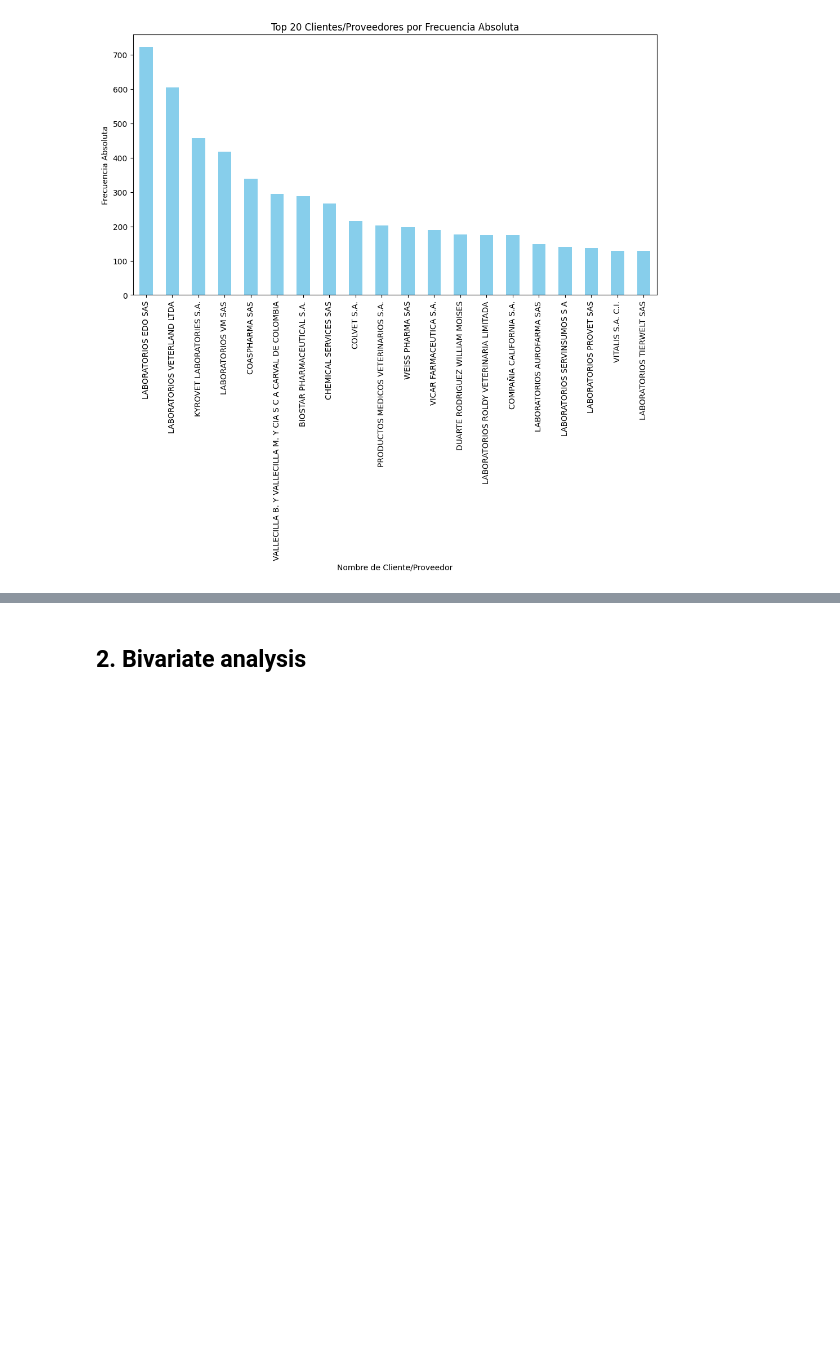
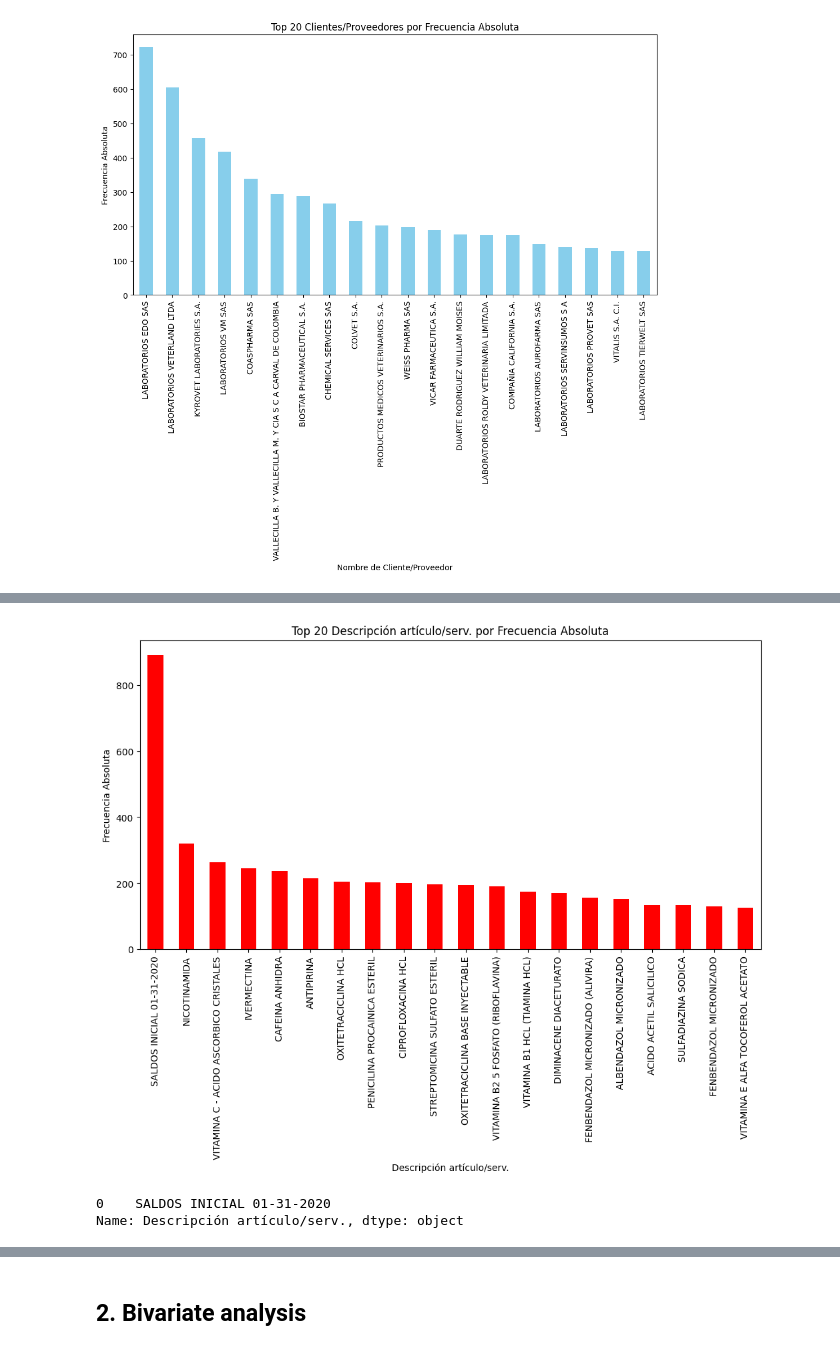
Before and after one commit to ingoscargiraldor/ingoscargiraldor, a Jupyter notebook: Dataset_Operaciones_ventas.ipynb, the cells around one changed output, grey strips where cells are left out. Drawn from its saved outputs; the diff is of its cells as text; code cells hidden in the pictures; blank space fills up the shorter version.

```diff
--- a/Dataset_Operaciones_ventas.ipynb
+++ b/Dataset_Operaciones_ventas.ipynb
@@ -234,0 +275,23 @@ plt.plot()
+# %%
+# Calcula la frecuencia de cada valor en la columna 'Descripción artículo/serv.'
+frecuencia_clientes = Operación_df['Descripción artículo/serv.'].value_counts()
+
+# Selecciona los 20 valores principales
+top_20_clientes = frecuencia_clientes.head(20)
+
+# Crea el gráfico de barras
+plt.figure(figsize=(12, 6))
+top_20_clientes.plot(kind='bar', color='red')
+plt.title("Top 20 Descripción artículo/serv. por Frecuencia Absoluta")
+plt.xlabel("Descripción artículo/serv.")
+plt.ylabel("Frecuencia Absoluta")
+plt.xticks(rotation=90)  # Rotar etiquetas en el eje X para mayor legibilidad
+
+plt.show()
+# %% [output]
+[figure, added]
+# %%
+Operación_df['Descripción artículo/serv.'].mode()
+# %% [output]
+0    SALDOS INICIAL 01-31-2020
+Name: Descripción artículo/serv., dtype: object
```
Also changed, not shown: parts of 41 cells of this notebook.
